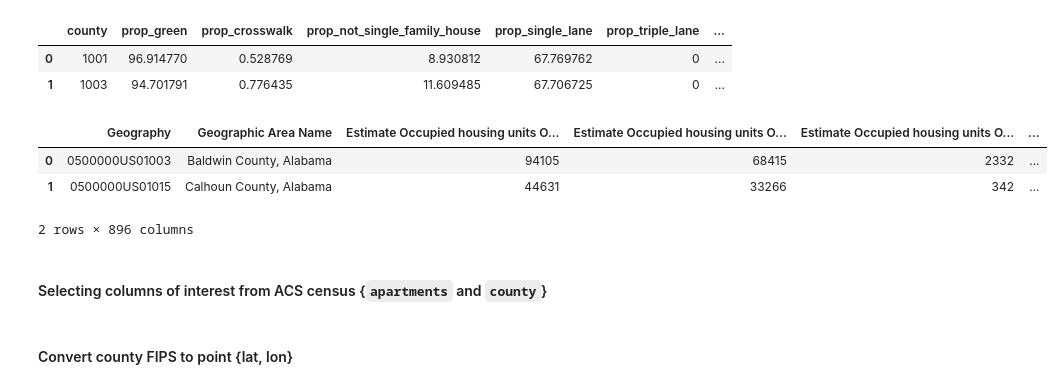
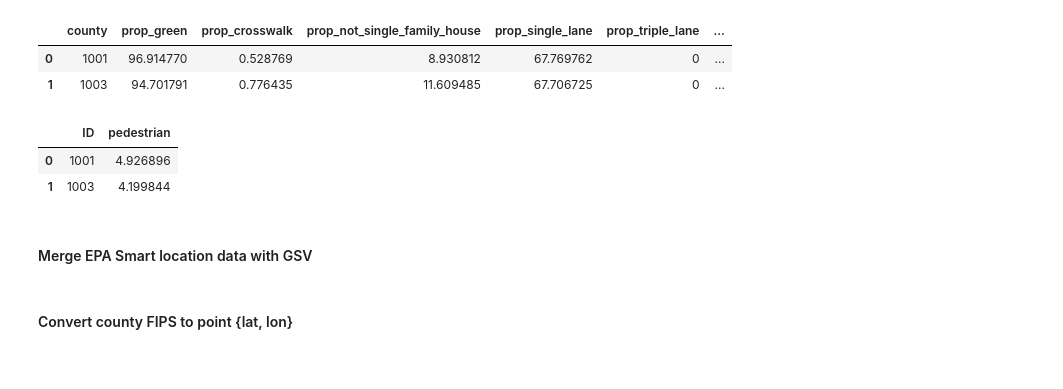
Before and after one commit to marquisvictor/GeogWCC, a Jupyter notebook: Zipcode2County.ipynb, the cells around one changed output. Saved outputs shown, nothing was run; the diff lists cells and outputs as text; code cells hidden in the pictures.

```diff
--- a/Zipcode2County.ipynb
+++ b/Zipcode2County.ipynb
@@ -30,8 +32,12 @@ scaler = StandardScaler()
 gsv = pd.read_csv('./data/gsv_indicators_summarized_county.csv')  # Google streetview Data
 zipcode = pd.read_csv('./data/zip_code_database.csv')
 census = pd.read_csv('./data/summary_zipcode_oct_1_2020.csv')
+pedf = pd.read_csv('ped_data.csv')
+df = pd.read_csv('./data/ACSST1Y2021.S2504-Data.csv')   # ACS Census Data 2021
 
-df = pd.read_csv('./data/ACSST1Y2021.S2504-Data.csv')   # ACS Census Data 2021
+# df = df[['Geography', 'Geographic Area Name']]
+# df['Geography'] = df['Geography'].str.split('S', expand=True)[1]
+# df['Geography'] = df['Geography'].astype(int)
 # %%
 gsv = gsv.apply(lambda x: x * 100)
 gsv['county'] = gsv.county//100
@@ -42,11 +48,10 @@ gsv.head(2)
 | 0 | 1001 | 96.914770 | 0.528769 | 8.930812 | 67.769762 | 0 | ... |
 | 1 | 1003 | 94.701791 | 0.776435 | 11.609485 | 67.706725 | 0 | ... |
 # %%
-df.head(2)
+pedf.head(2)
 # %% [output]
-|  | Geography | Geographic Area Name | Estimate Occupied housing units O... | Estimate Occupied housing units O... | Estimate Occupied housing units O... | ... |
-| 0 | 0500000US01003 | Baldwin County, Alabama | 94105 | 68415 | 2332 | ... |
-| 1 | 0500000US01015 | Calhoun County, Alabama | 44631 | 33266 | 342 | ... |
+|  | ID | pedestrian |
+| 0 | 1001 | 4.926896 |
+| 1 | 1003 | 4.199844 |
-2 rows × 896 columns
 # %% [markdown]
-#### Selecting columns of interest from ACS census {`apartments` and `county`}
+#### Merge EPA Smart location data with GSV
```
Also changed, not shown: parts of 35 cells of this notebook, 17 other files.
